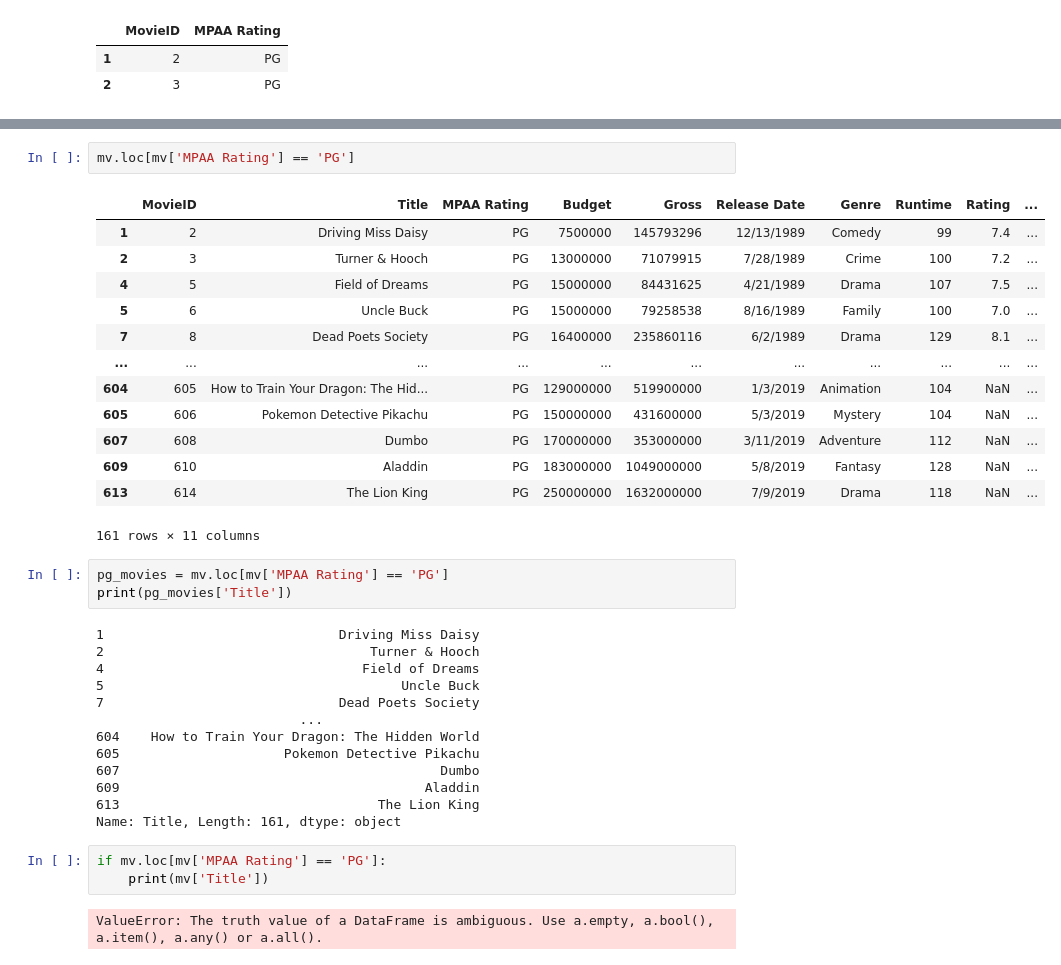
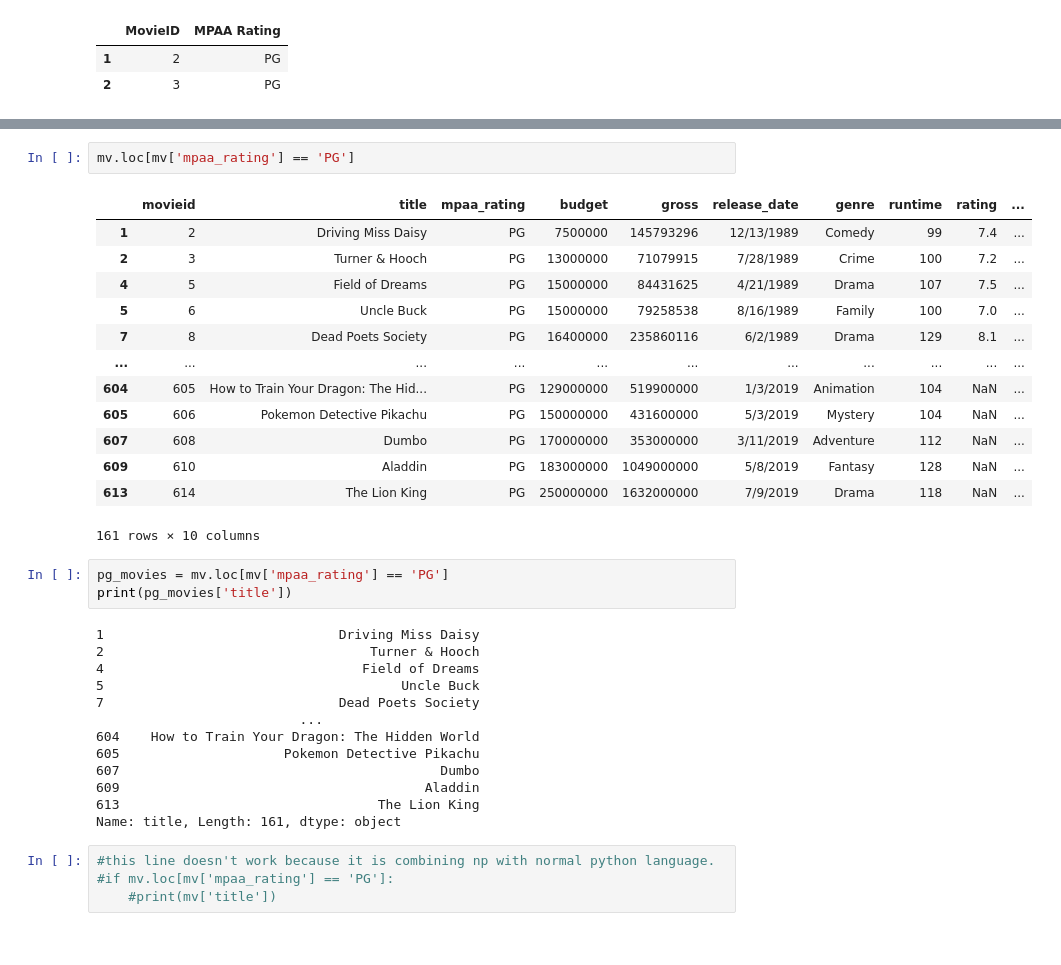
Before and after one commit to RHout19/Project-1, a Jupyter notebook: Model 1/Sprint_4_Panda.ipynb, the cells around one changed output, grey strips where cells are left out. Drawn from its saved outputs; the diff is of its cells as text.

```diff
--- a/Model 1/Sprint_4_Panda.ipynb
+++ b/Model 1/Sprint_4_Panda.ipynb
@@ -113,9 +113,9 @@ mv_sorted_Title.head()
 | 496 | 497 | 22 Jump Street | R | 50000000 | 188441614 | 6/5/2014 | Comedy | 112 | 7.0 | ... |
 | 359 | 360 | 300 | R | 60000000 | 454161935 | 3/9/2007 | Action | 155 | 8.1 | ... |
 # %%
-mv.loc[mv['MPAA Rating'] == 'PG']
+mv.loc[mv['mpaa_rating'] == 'PG']
 # %% [output]
-|  | MovieID | Title | MPAA Rating | Budget | Gross | Release Date | Genre | Runtime | Rating | ... |
+|  | movieid | title | mpaa_rating | budget | gross | release_date | genre | runtime | rating | ... |
 | 1 | 2 | Driving Miss Daisy | PG | 7500000 | 145793296 | 12/13/1989 | Comedy | 99 | 7.4 | ... |
 | 2 | 3 | Turner & Hooch | PG | 13000000 | 71079915 | 7/28/1989 | Crime | 100 | 7.2 | ... |
 | 4 | 5 | Field of Dreams | PG | 15000000 | 84431625 | 4/21/1989 | Drama | 107 | 7.5 | ... |
@@ -127,10 +127,10 @@ mv.loc[mv['MPAA Rating'] == 'PG']
 | 607 | 608 | Dumbo | PG | 170000000 | 353000000 | 3/11/2019 | Adventure | 112 | NaN | ... |
 | 609 | 610 | Aladdin | PG | 183000000 | 1049000000 | 5/8/2019 | Fantasy | 128 | NaN | ... |
 | 613 | 614 | The Lion King | PG | 250000000 | 1632000000 | 7/9/2019 | Drama | 118 | NaN | ... |
-161 rows × 11 columns
+161 rows × 10 columns
 # %%
-pg_movies = mv.loc[mv['MPAA Rating'] == 'PG']
-print(pg_movies['Title'])
+pg_movies = mv.loc[mv['mpaa_rating'] == 'PG']
+print(pg_movies['title'])
 # %% [output]
 1                              Driving Miss Daisy
 2                                  Turner & Hooch
@@ -143,9 +143,8 @@ print(pg_movies['Title'])
 607                                         Dumbo
 609                                       Aladdin
 613                                 The Lion King
-Name: Title, Length: 161, dtype: object
+Name: title, Length: 161, dtype: object
-# %%
-if mv.loc[mv['MPAA Rating'] == 'PG']:
-    print(mv['Title'])
-# %% [output]
-ValueError: The truth value of a DataFrame is ambiguous. Use a.empty, a.bool(), a.item(), a.any() or a.all().
+# %%
+#this line doesn't work because it is combining np with normal python language.
+#if mv.loc[mv['mpaa_rating'] == 'PG']:
+    #print(mv['title'])
```
Also changed, not shown: parts of 11 cells of this notebook.
